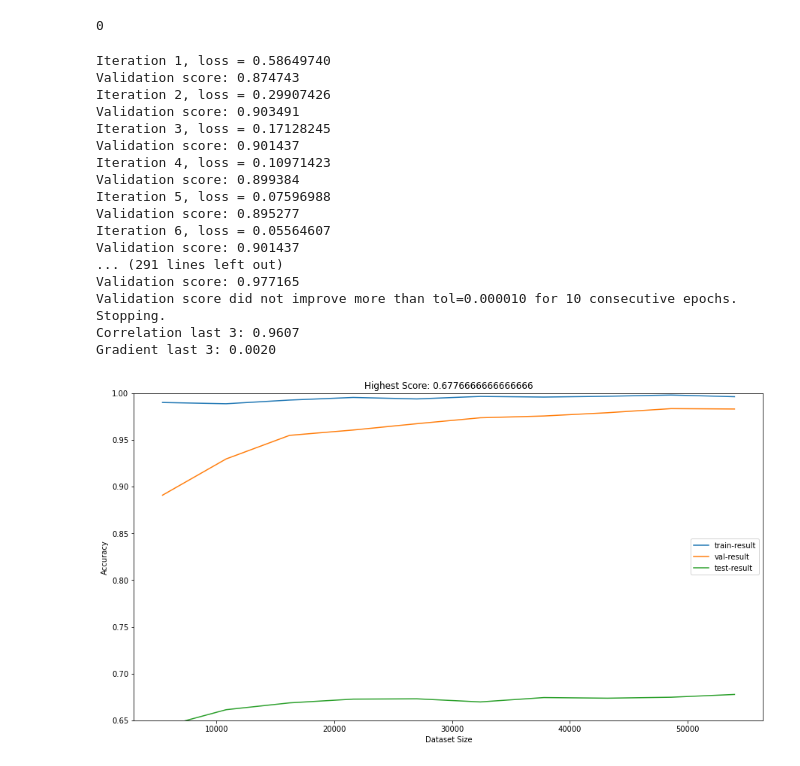
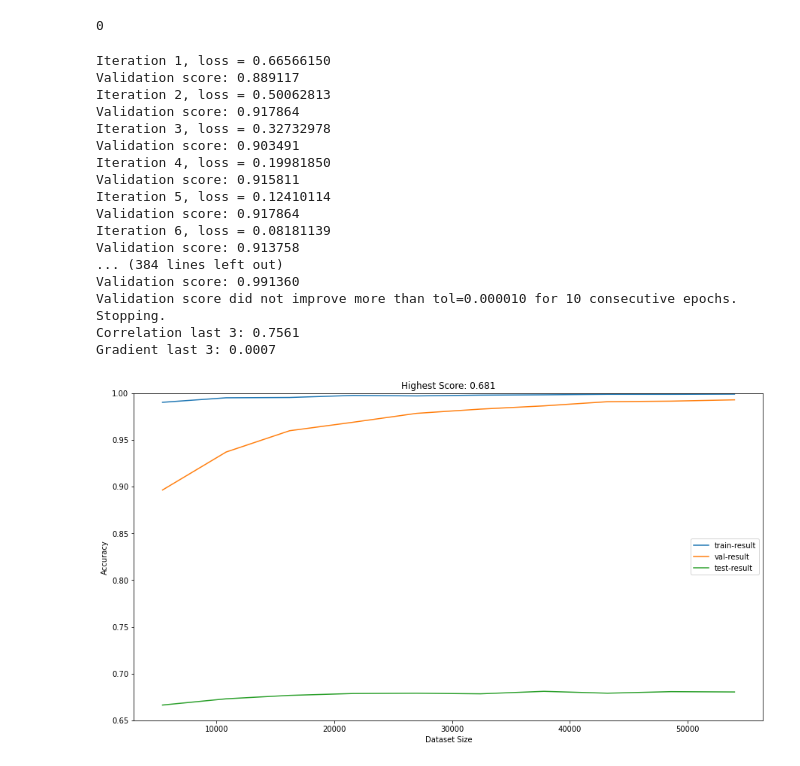
Before and after one commit to harizjet/SubjectSentimentModelling, a Jupyter notebook: exploring/exploring4.ipynb, the cells around one changed output. Cells and saved outputs as stored; diff of their text form; code cells hidden in the pictures.

```diff
--- a/exploring/exploring4.ipynb
+++ b/exploring/exploring4.ipynb
@@ -376,37 +416,37 @@ mlp_model = MLPClassifier(verbose=True, early_stopping=True, tol=1e-5)
 # %%
 def pipeline(txt: str) -> str:
     txt = pipe_cleaningText(txt)
     txt = pipe_addPos(txt)
     txt = pipe_normalized(txt, 5, tokenized=True)
     return txt
 
 tdf1 = dfdataValidTrain.copy()
 tdf2 = dfdataValidTest.copy()
 tdf1['reviewText'] = tdf1['reviewText'].apply(lambda x: pipeline(x))
 tdf2['reviewText'] = tdf2['reviewText'].apply(lambda x: pipeline(x))
-xArr, featureModel = feature_bowUni(tdf1['reviewText'])
+xArr, featureModel = feature_tfidfUniBi(tdf1['reviewText'], 200000)
 yArr = tdf1['overall'].to_numpy()
 testXArr, testYArr = featureModel.transform(tdf2['reviewText']), tdf2['overall'].to_numpy()
 result = loop_testing(mlp_model, 10, xArr, yArr, testXArr, testYArr)
 print("Correlation last 3: {:.4f}".format(correlation(list(result.keys())[-3:], [x[2] for x in result.values()][-3:])))
 print("Gradient last 3: {:.4f}".format(gradient(range(1, 4), [x[2] for x in result.values()][-3:])))
 visualized_loopTesting(result)
 # %% [output]
-Iteration 1, loss = 0.58649740
-Validation score: 0.874743
-Iteration 2, loss = 0.29907426
+Iteration 1, loss = 0.66566150
+Validation score: 0.889117
+Iteration 2, loss = 0.50062813
+Validation score: 0.917864
+Iteration 3, loss = 0.32732978
 Validation score: 0.903491
-Iteration 3, loss = 0.17128245
-Validation score: 0.901437
-Iteration 4, loss = 0.10971423
-Validation score: 0.899384
-Iteration 5, loss = 0.07596988
-Validation score: 0.895277
-Iteration 6, loss = 0.05564607
-Validation score: 0.901437
-... (291 lines left out)
-Validation score: 0.977165
+Iteration 4, loss = 0.19981850
+Validation score: 0.915811
+Iteration 5, loss = 0.12410114
+Validation score: 0.917864
+Iteration 6, loss = 0.08181139
+Validation score: 0.913758
+... (384 lines left out)
+Validation score: 0.991360
 Validation score did not improve more than tol=0.000010 for 10 consecutive epochs. Stopping.
-Correlation last 3: 0.9607
-Gradient last 3: 0.0020
+Correlation last 3: 0.7561
+Gradient last 3: 0.0007
-[figure, old version]
+[figure, new version]
```
Also changed, not shown: parts of 19 cells of this notebook, 1 other file.
